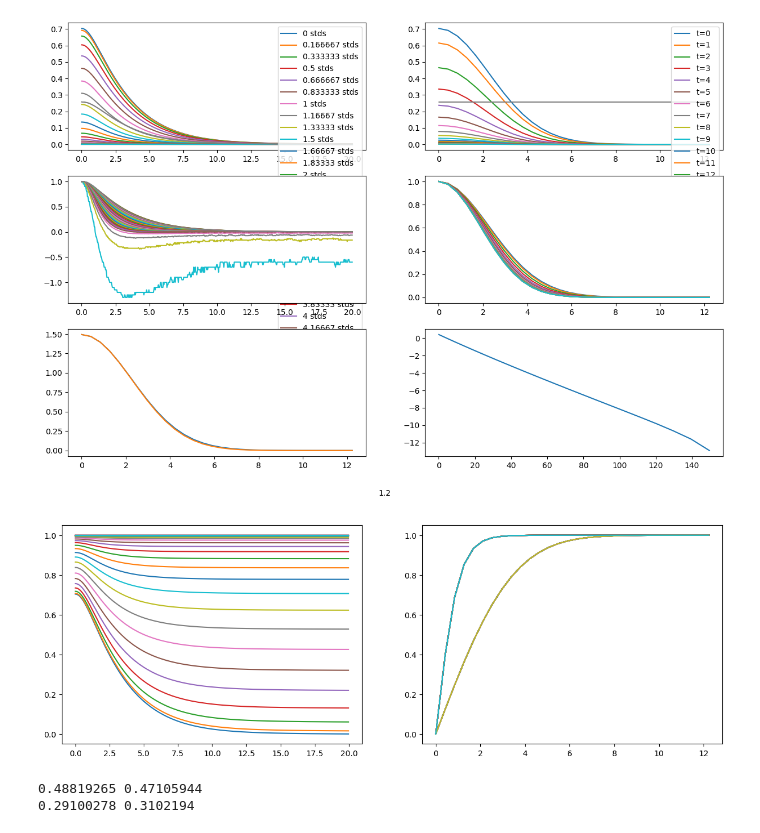
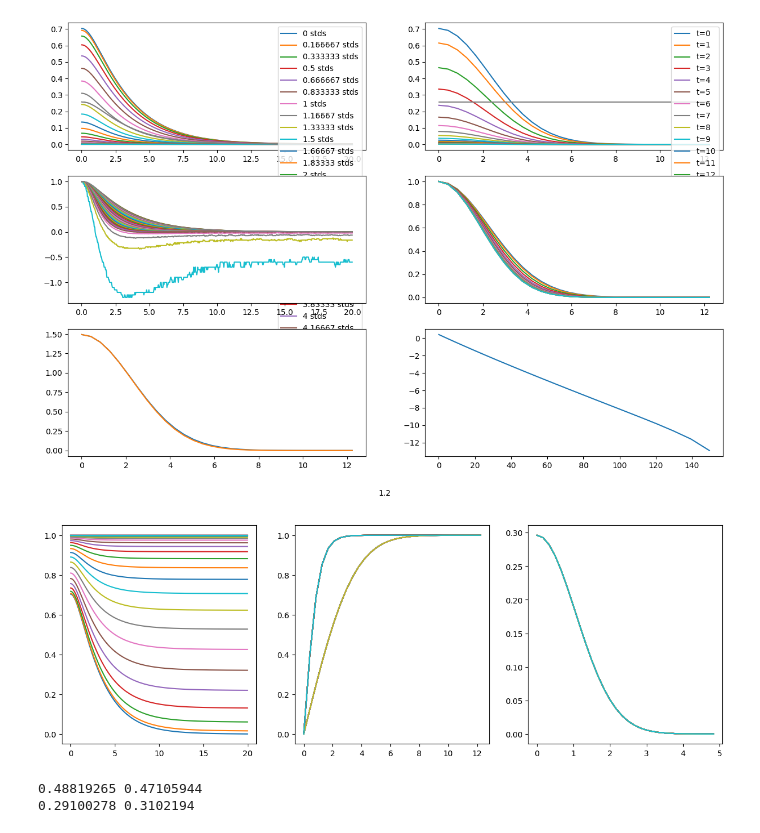
Before and after one commit to zhaoz0314/random-EI, a Jupyter notebook: pseudospatial/predictions.ipynb, the cells around one changed output. Cells and saved outputs as stored; diff of their text form; code cells hidden in the pictures.

```diff
--- a/pseudospatial/predictions.ipynb
+++ b/pseudospatial/predictions.ipynb
@@ -653,19 +661,23 @@ fig.text(0.5, 0.04, ext_unscaled_std_s[test_ext_unscaled_std_idx], ha = "center"
 Text(0.5, 0.04, '1.2')
 [figure]
 # %%
-[fig, subfig_s] = plt.subplots(1, 2, figsize = (15,5), squeeze = False)
+[fig, subfig_s] = plt.subplots(1, 3, figsize = (15,5), squeeze = False)
 for test_h_mean_idx in range(test_h_mean_n):
   subfig_s[0, 0].plot(m_acov_s[test_ext_unscaled_std_idx][0, :test_frame_n],
                       test_r_acov_s[test_h_mean_idx]+test_r_mean_s[test_h_mean_idx]**2,
                       label = "{:n} stds".format(test_h_mean_std_s[test_h_mean_idx]))
 for test_step_idx in range(test_frame_n // 30):
   subfig_s[0, 1].plot(test_h_mean_s,
                       test_r_mean_s[:, test_step_idx * 30],
                       label = "t={:n}".format(test_step_idx))
   subfig_s[0, 1].plot(test_h_mean_s,
                       jnp.tanh(test_h_mean_s))
+for test_step_idx in range(test_frame_n // 30):
+  subfig_s[0, 2].plot(test_h_mean_std_s,
+                      test_mean_gain_s[:, test_step_idx * 30],
+                      label = "t={:n}".format(test_step_idx))
 # %% [output]
-[figure, old version]
+[figure, new version]
 # %%
 foo = jnp.exp(- test_h_mean_std_s ** 2 / 2)
 foo = foo / jnp.sum(foo)
```
Also changed, not shown: parts of 1 cell of this notebook.
